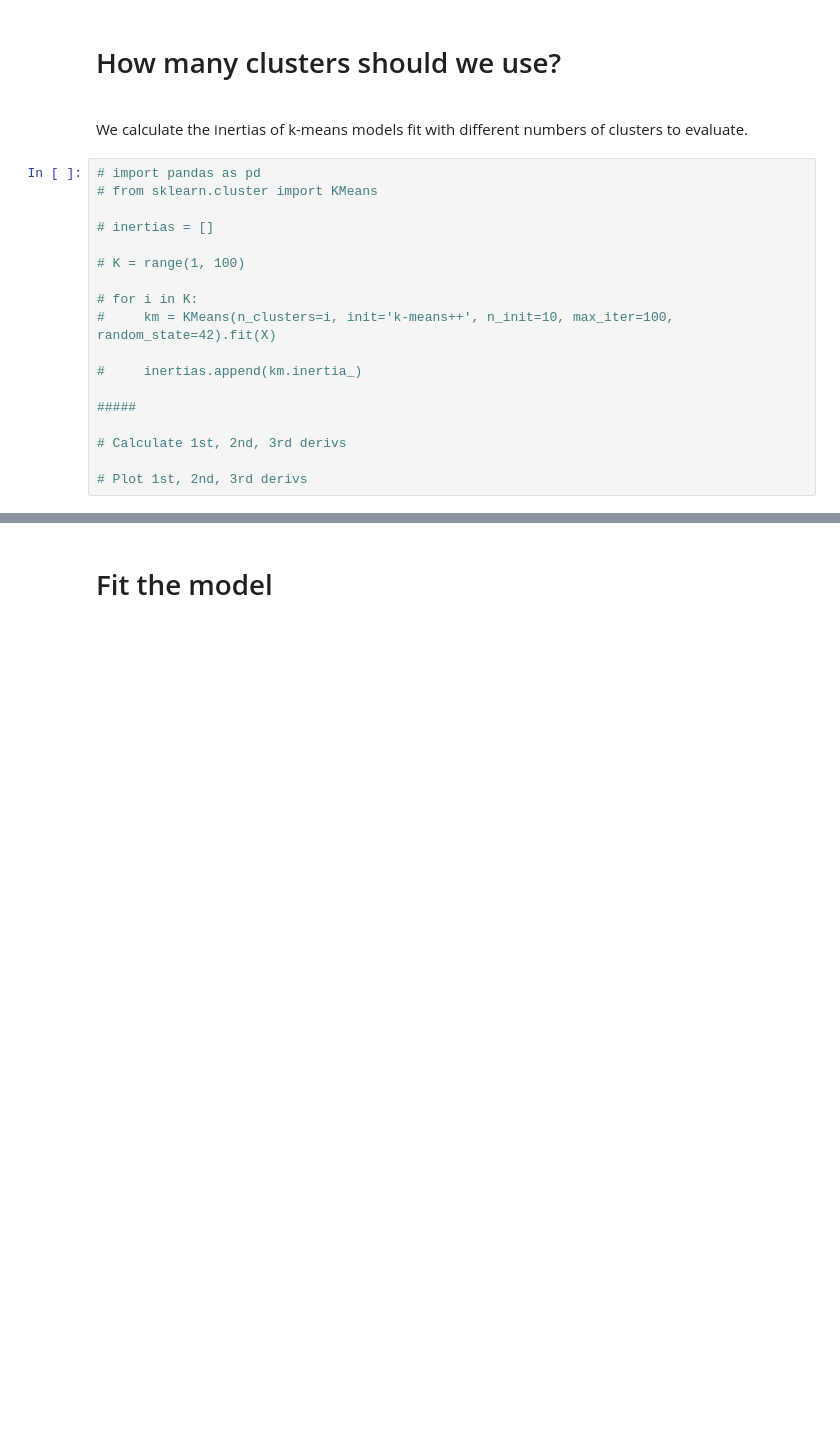
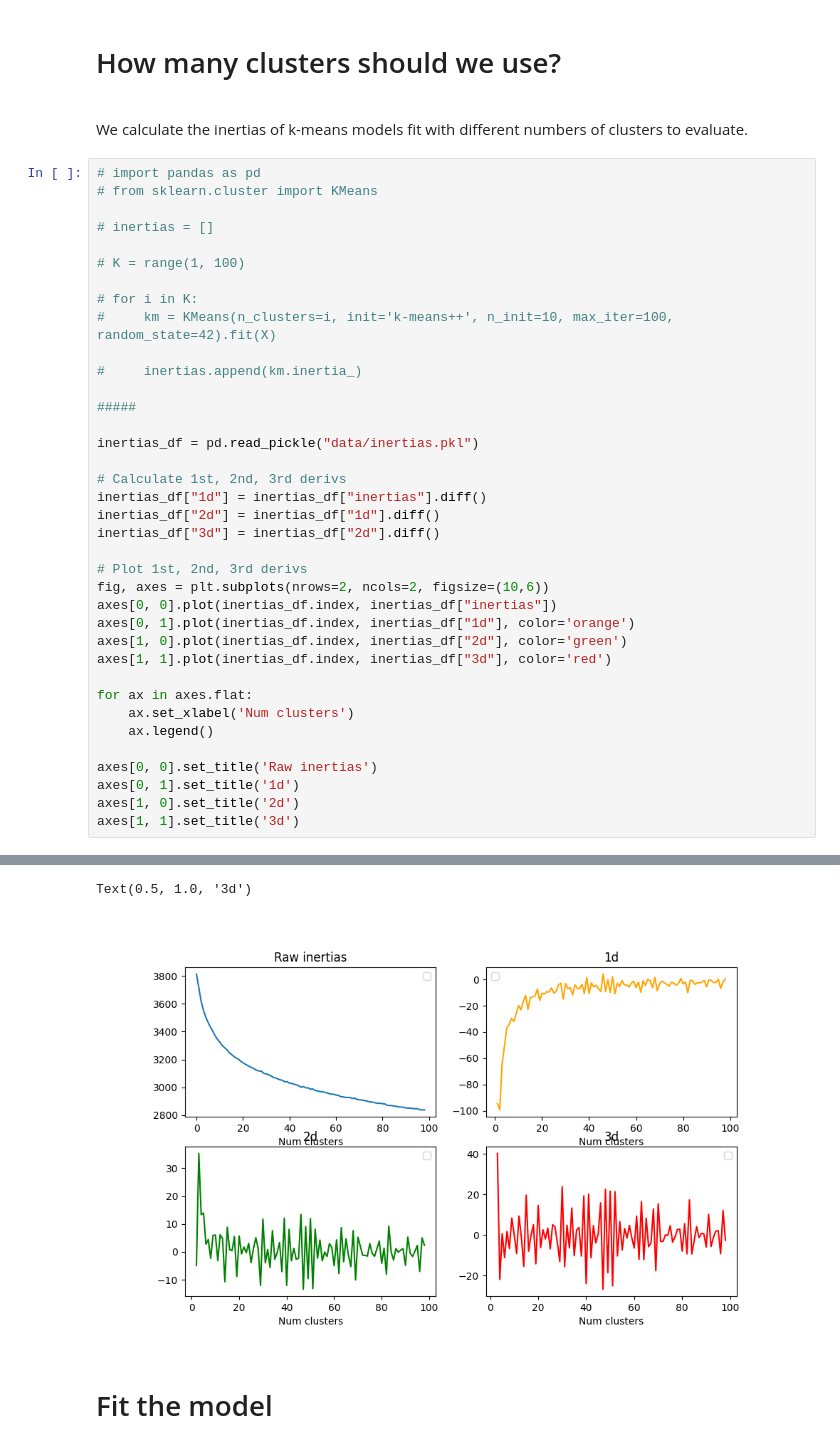
Before and after one commit to shaw-matt/clustering_workshop, a Jupyter notebook: clustering_workshop.ipynb, the cells around one changed output, grey strips where cells are left out. Cells and saved outputs as stored; diff of their text form; blank space fills up the shorter version.

```diff
--- a/clustering_workshop.ipynb
+++ b/clustering_workshop.ipynb
@@ -73,6 +79,26 @@ We calculate the inertias of k-means models fit with different numbers of cluste
 
 #####
 
+inertias_df = pd.read_pickle("data/inertias.pkl")
+
 # Calculate 1st, 2nd, 3rd derivs
+inertias_df["1d"] = inertias_df["inertias"].diff()
+inertias_df["2d"] = inertias_df["1d"].diff()
+inertias_df["3d"] = inertias_df["2d"].diff()
 
 # Plot 1st, 2nd, 3rd derivs
+fig, axes = plt.subplots(nrows=2, ncols=2, figsize=(10,6))
+axes[0, 0].plot(inertias_df.index, inertias_df["inertias"])
+axes[0, 1].plot(inertias_df.index, inertias_df["1d"], color='orange')
+axes[1, 0].plot(inertias_df.index, inertias_df["2d"], color='green')
+axes[1, 1].plot(inertias_df.index, inertias_df["3d"], color='red')
+
+for ax in axes.flat:
+    ax.set_xlabel('Num clusters')
+    ax.legend()
+
+axes[0, 0].set_title('Raw inertias')
+axes[0, 1].set_title('1d')
+axes[1, 0].set_title('2d')
+axes[1, 1].set_title('3d')
+# %% [output]
@@ -79,3 +109,5 @@ We calculate the inertias of k-means models fit with different numbers of cluste
+Text(0.5, 1.0, '3d')
+[figure, added]
 # %% [markdown]
 # Fit the model
 # %%
```
Also changed, not shown: parts of 9 cells of this notebook.
